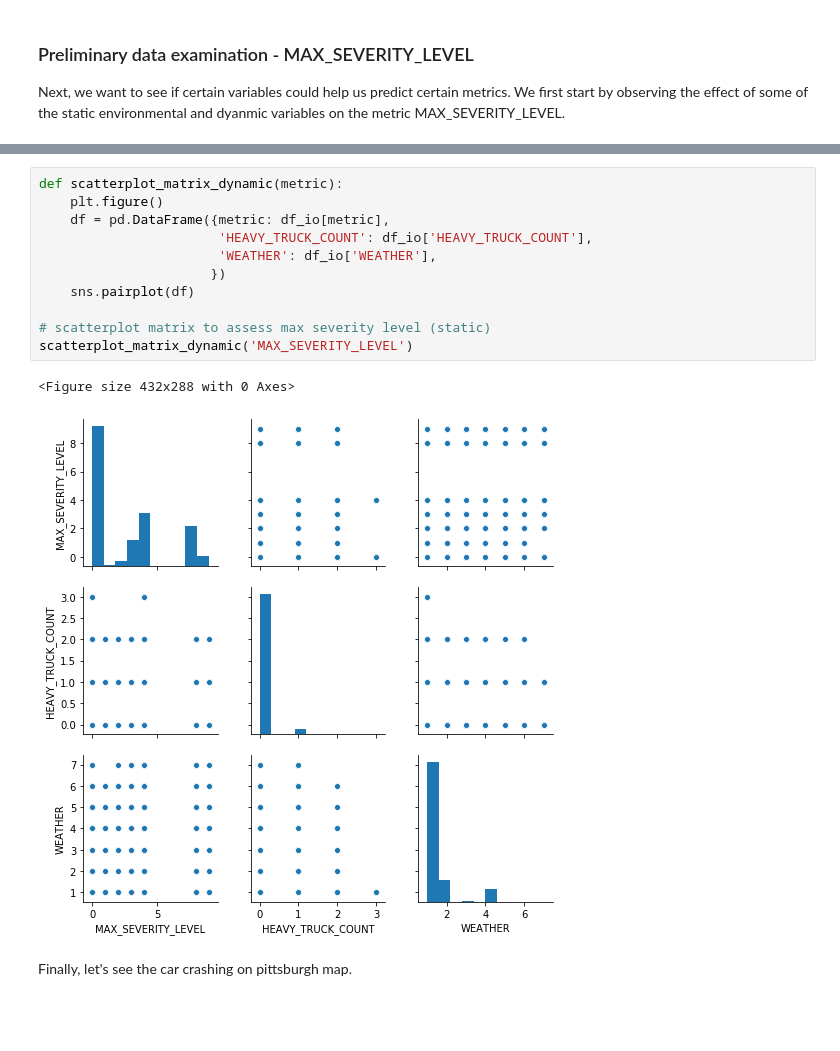
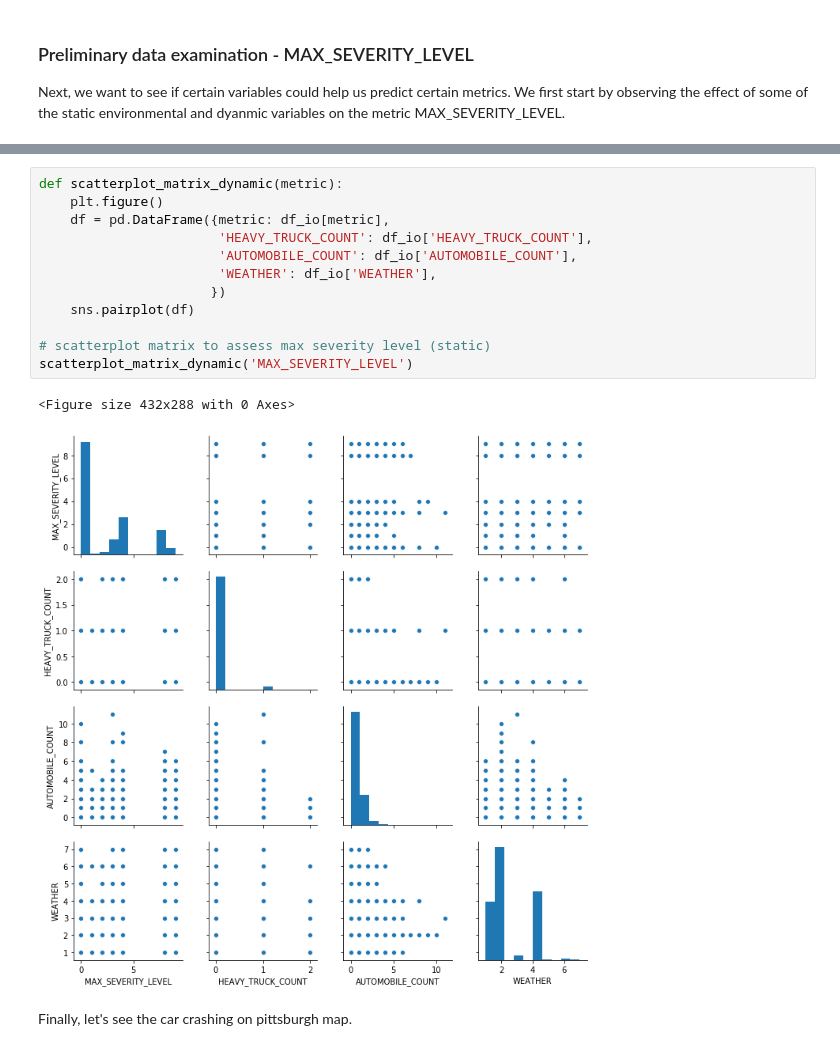
Before and after one commit to NasirNabi75/15688-Final-Project, a Jupyter notebook: code.ipynb, the cells around one changed output, grey strips where cells are left out. Cells and saved outputs as stored; diff of their text form; blank space fills up the shorter version.

```diff
--- a/code.ipynb
+++ b/code.ipynb
@@ -164,17 +168,18 @@ scatterplot_matrix_static('MAX_SEVERITY_LEVEL')
 # %%
 def scatterplot_matrix_dynamic(metric):
     plt.figure()
     df = pd.DataFrame({metric: df_io[metric],
                        'HEAVY_TRUCK_COUNT': df_io['HEAVY_TRUCK_COUNT'],
+                       'AUTOMOBILE_COUNT': df_io['AUTOMOBILE_COUNT'],
                        'WEATHER': df_io['WEATHER'],
                       })
     sns.pairplot(df)
 
 # scatterplot matrix to assess max severity level (static)
 scatterplot_matrix_dynamic('MAX_SEVERITY_LEVEL')
 # %% [output]
 <Figure size 432x288 with 0 Axes>
-[figure, old version]
+[figure, new version]
 # %% [markdown]
 Finally, let's see the car crashing on pittsburgh map.
 # %%
```
Also changed, not shown: parts of 15 cells of this notebook.
